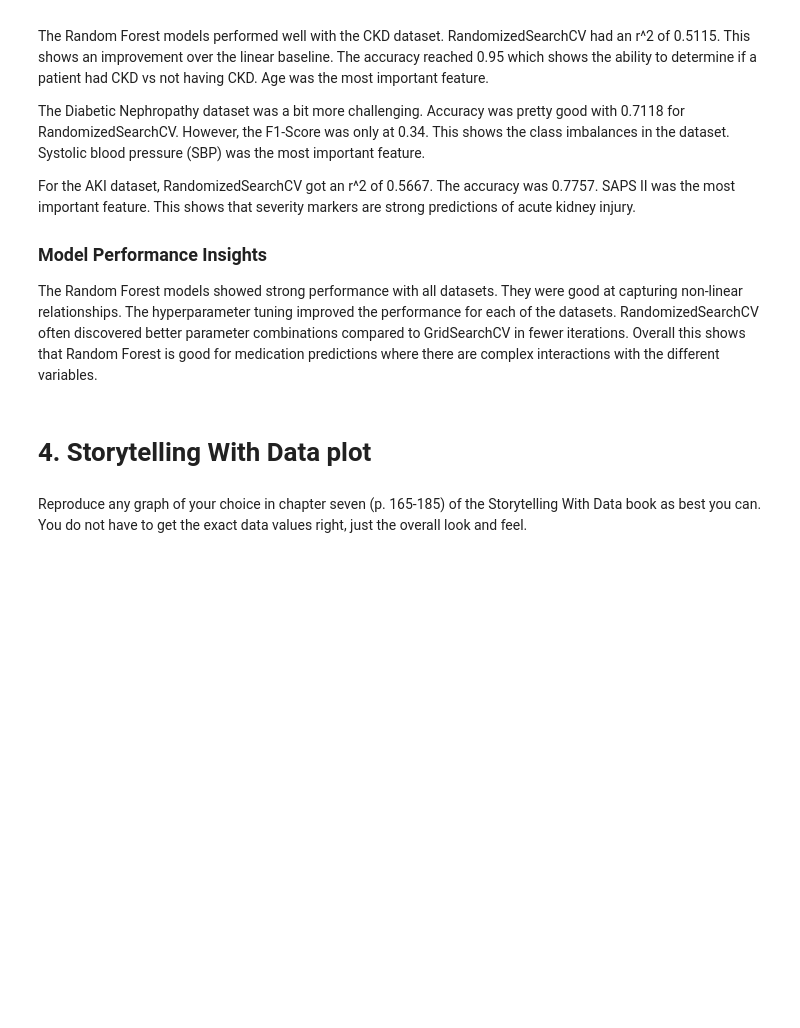
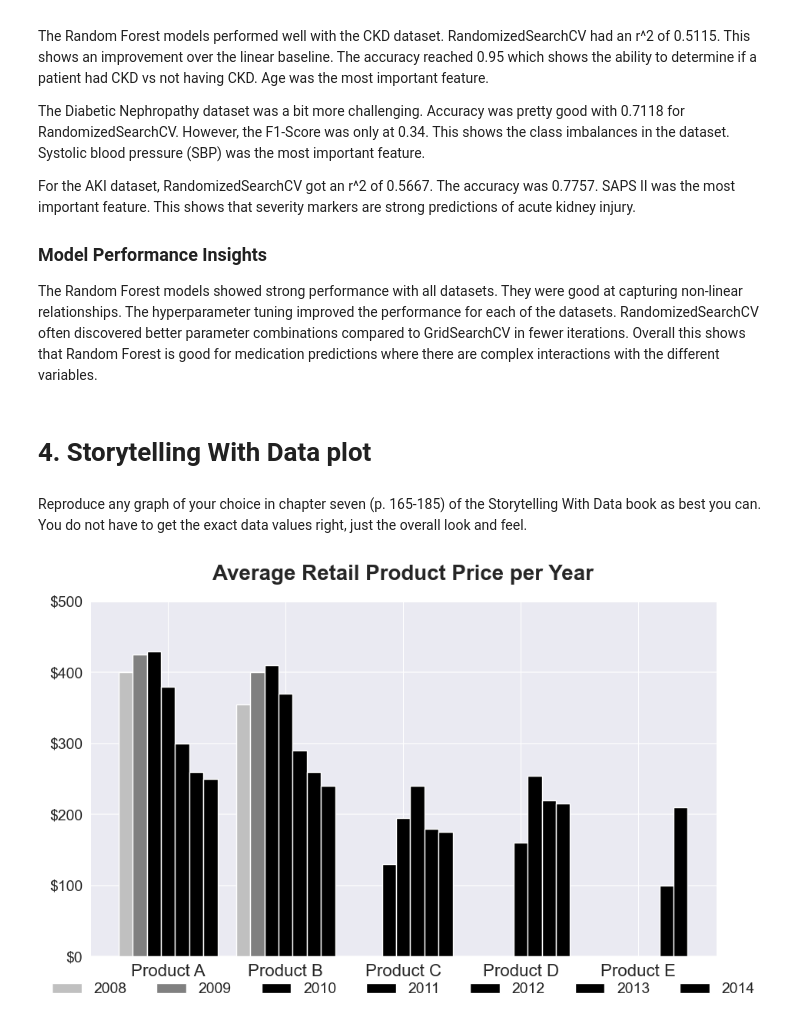
Before and after one commit to reynolkb-bu/bu-cds-dx699-2025-summer, a Jupyter notebook: notebooks/week-11/OMDS-ModB2-Week11-Reynolds-Kyle.ipynb, the cells around one changed output. Saved outputs shown, nothing was run; the diff lists cells and outputs as text; code cells hidden in the pictures; blank space fills up the shorter version.

```diff
--- a/notebooks/week-11/OMDS-ModB2-Week11-Reynolds-Kyle.ipynb
+++ b/notebooks/week-11/OMDS-ModB2-Week11-Reynolds-Kyle.ipynb
@@ -1027,3 +1027,63 @@ The Random Forest models showed strong performance with all datasets. They were
 # 4. Storytelling With Data plot
 # %% [markdown]
 Reproduce any graph of your choice in chapter seven (p. 165-185) of the Storytelling With Data book as best you can. You do not have to get the exact data values right, just the overall look and feel.
+# %%
+import matplotlib.pyplot as plt
+import numpy as np
+
+products = ['Product A', 'Product B', 'Product C', 'Product D', 'Product E']
+years = ['2008', '2009', '2010', '2011', '2012', '2013', '2014']
+
+data = {
+    'Product A': [400, 425, 430, 380, 300, 260, 250],
+    'Product B': [355, 400, 410, 370, 290, 260, 240],
+    'Product C': [0, 0, 130, 195, 240, 180, 175],
+    'Product D': [0, 0, 0, 160, 255, 220, 215],
+    'Product E': [0, 0, 0, 0, 0, 100, 210]
+}
+
+x = np.arange(len(products))
+width = 0.12
+
+fig, ax = plt.subplots(figsize=(10, 6))
+
+colors_gray = ['#C0C0C0', '#808080']
+colors_black = ['#000000'] * 5
+
+for i, year in enumerate(years):
+    values = [data[product][i] if data[product][i] > 0 else 0 for product in products]
+
+    if i < 2:
+        color = colors_gray[i]
+    else:
+        color = colors_black[0]
+
+    bars = ax.bar(x + i * width - 3 * width, values, width, label=year, color=color)
+
+ax.set_xlabel('')
+ax.set_ylabel('')
+ax.set_title('Average Retail Product Price per Year', fontsize=20, fontweight='bold', pad=20)
+ax.set_xticks(x)
+ax.set_xticklabels(products, fontsize=16)
+ax.set_ylim(0, 500)
+ax.set_yticks([0, 100, 200, 300, 400, 500])
+ax.set_yticklabels(['$0', '$100', '$200', '$300', '$400', '$500'], fontsize=14)
+
+ax.grid(axis='y', alpha=0.7, linewidth=1.2)
+ax.set_axisbelow(True)
+
+legend_elements = []
+for i, year in enumerate(years):
+    if i < 2:
+        color = colors_gray[i]
+    else:
+        color = colors_black[0]
+    legend_elements.append(plt.Rectangle((0,0),1,1, fc=color, label=year))
+
+ax.legend(handles=legend_elements, loc='lower center', bbox_to_anchor=(0.5, -0.15),
+          ncol=7, fontsize=14, frameon=False)
+
+plt.tight_layout()
+plt.show()
+# %% [output]
+[figure, added]
```
